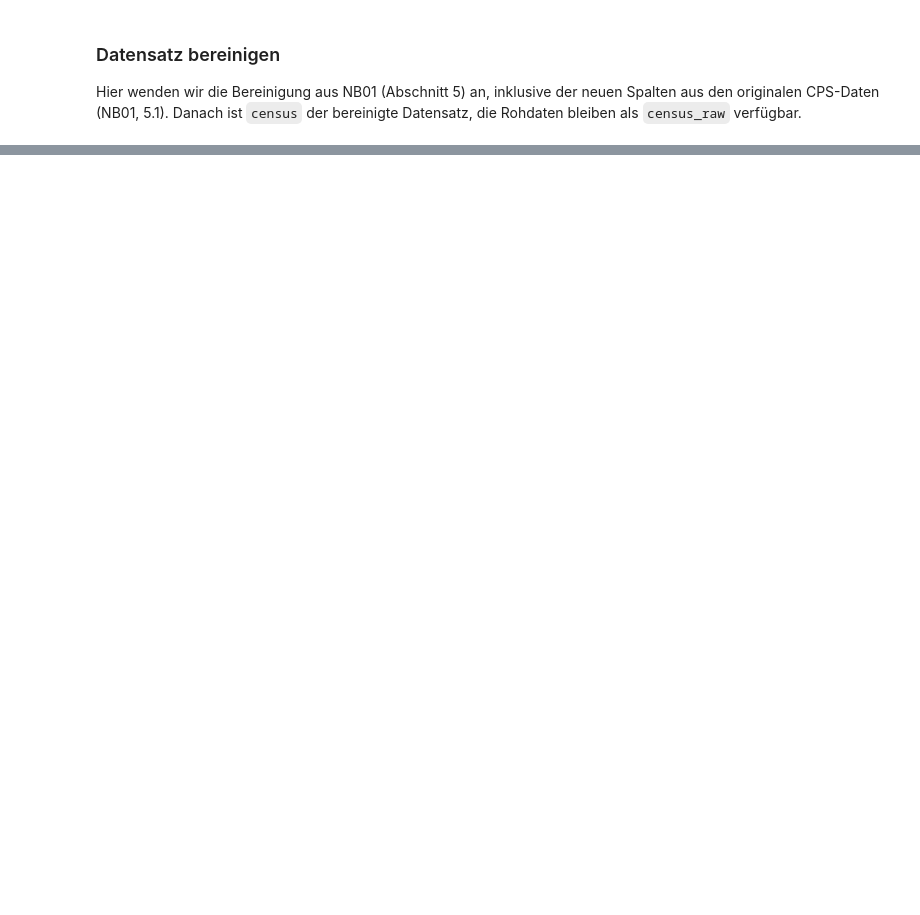
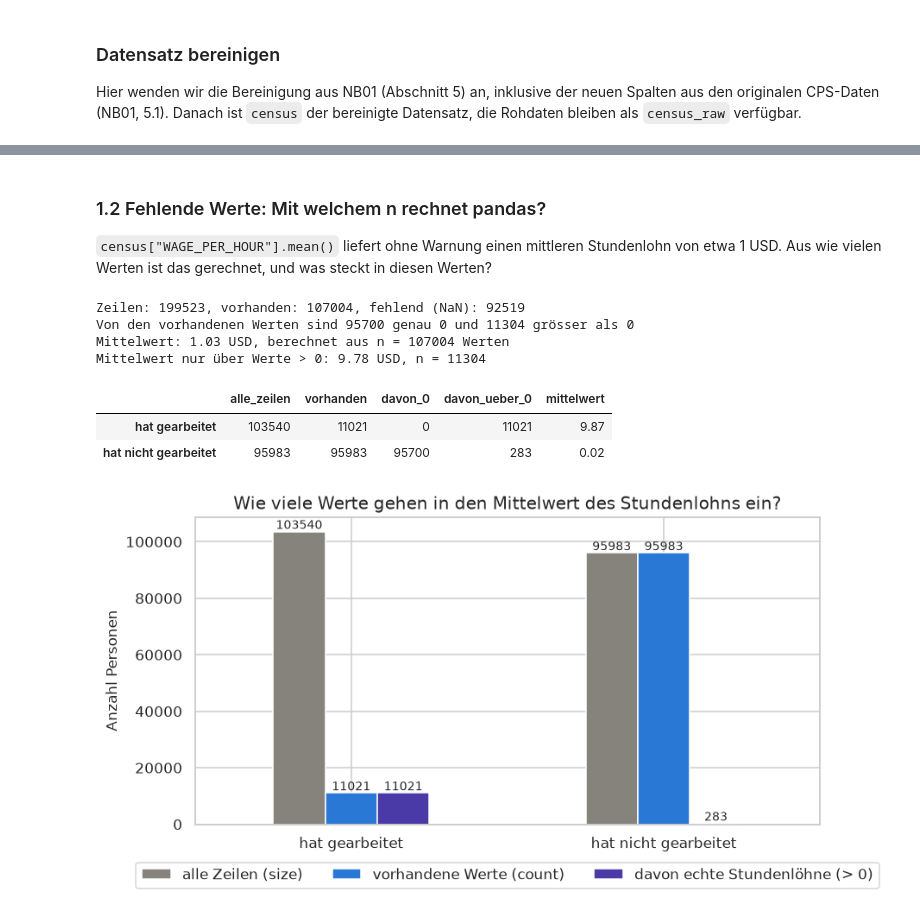
Before and after one commit to Manuel-Schmid/census-income-analysis, a Jupyter notebook: src/statistics_project/dataset_analysis_notebooks/NB02.ipynb, the cells around one changed output, grey strips where cells are left out. Drawn from its saved outputs; the diff is of its cells as text; code cells hidden in the pictures; blank space fills up the shorter version.

```diff
--- a/src/statistics_project/dataset_analysis_notebooks/NB02.ipynb
+++ b/src/statistics_project/dataset_analysis_notebooks/NB02.ipynb
@@ -168,0 +289,44 @@ print(fehlend[fehlend > 0].sort_values(ascending=False))
+# %% [markdown]
+### 1.2 Fehlende Werte: Mit welchem n rechnet pandas?
+
+`census["WAGE_PER_HOUR"].mean()` liefert ohne Warnung einen mittleren Stundenlohn von etwa 1 USD. Aus wie vielen Werten ist das gerechnet, und was steckt in diesen Werten?
+# %%
+lohn_alle = census["WAGE_PER_HOUR"]
+
+print(f"Zeilen: {len(lohn_alle)}, vorhanden: {lohn_alle.count()}, fehlend (NaN): {lohn_alle.isna().sum()}")
+print(f"Von den vorhandenen Werten sind {(lohn_alle == 0).sum()} genau 0 und {(lohn_alle > 0).sum()} grösser als 0")
+print(f"Mittelwert: {lohn_alle.mean():.2f} USD, berechnet aus n = {lohn_alle.count()} Werten")
+print(f"Mittelwert nur über Werte > 0: {lohn_alle[lohn_alle > 0].mean():.2f} USD, n = {(lohn_alle > 0).sum()}")
+# %% [output]
+Zeilen: 199523, vorhanden: 107004, fehlend (NaN): 92519
+Von den vorhandenen Werten sind 95700 genau 0 und 11304 grösser als 0
+Mittelwert: 1.03 USD, berechnet aus n = 107004 Werten
+Mittelwert nur über Werte > 0: 9.78 USD, n = 11304
+# %%
+# Dieselbe Zählung getrennt nach Personen, die im Vorjahr gearbeitet haben, und den übrigen
+gearbeitet = np.where(census["WEEKS_WORKED"] > 0, "hat gearbeitet", "hat nicht gearbeitet")
+zaehlung = census.groupby(gearbeitet)["WAGE_PER_HOUR"].agg(
+    alle_zeilen="size",
+    vorhanden="count",
+    davon_0=lambda s: (s == 0).sum(),
+    davon_ueber_0=lambda s: (s > 0).sum(),
+    mittelwert="mean",
+)
+zaehlung.round(2)
+# %% [output]
+|  | alle_zeilen | vorhanden | davon_0 | davon_ueber_0 | mittelwert |
+| hat gearbeitet | 103540 | 11021 | 0 | 11021 | 9.87 |
+| hat nicht gearbeitet | 95983 | 95983 | 95700 | 283 | 0.02 |
+# %%
+ax = zaehlung[["alle_zeilen", "vorhanden", "davon_ueber_0"]].plot.bar(
+    color=[FARBE_VORHER, FARBE_MITTELWERT, FARBE_NACHHER], rot=0, figsize=(8.5, 4.2))
+for balken in ax.containers:
+    ax.bar_label(balken, fontsize=9)
+ax.set(title="Wie viele Werte gehen in den Mittelwert des Stundenlohns ein?", xlabel=None, ylabel="Anzahl Personen")
+ax.legend(["alle Zeilen (size)", "vorhandene Werte (count)", "davon echte Stundenlöhne (> 0)"],
+          loc="upper center", bbox_to_anchor=(0.5, -0.1), ncol=3)
+plt.show()
+
+stundenlohn = lohn_alle[lohn_alle > 0]  # für den Rest des Notebooks
+# %% [output]
+[figure, added]
```
Also changed, not shown: parts of 66 cells of this notebook, 1 other file.
